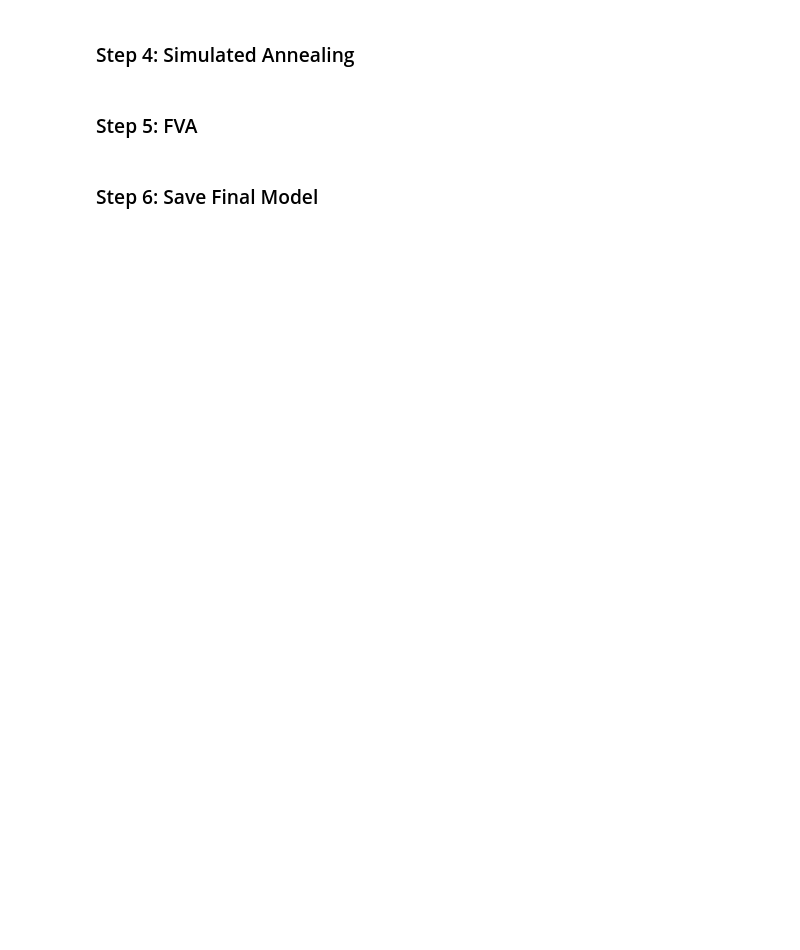
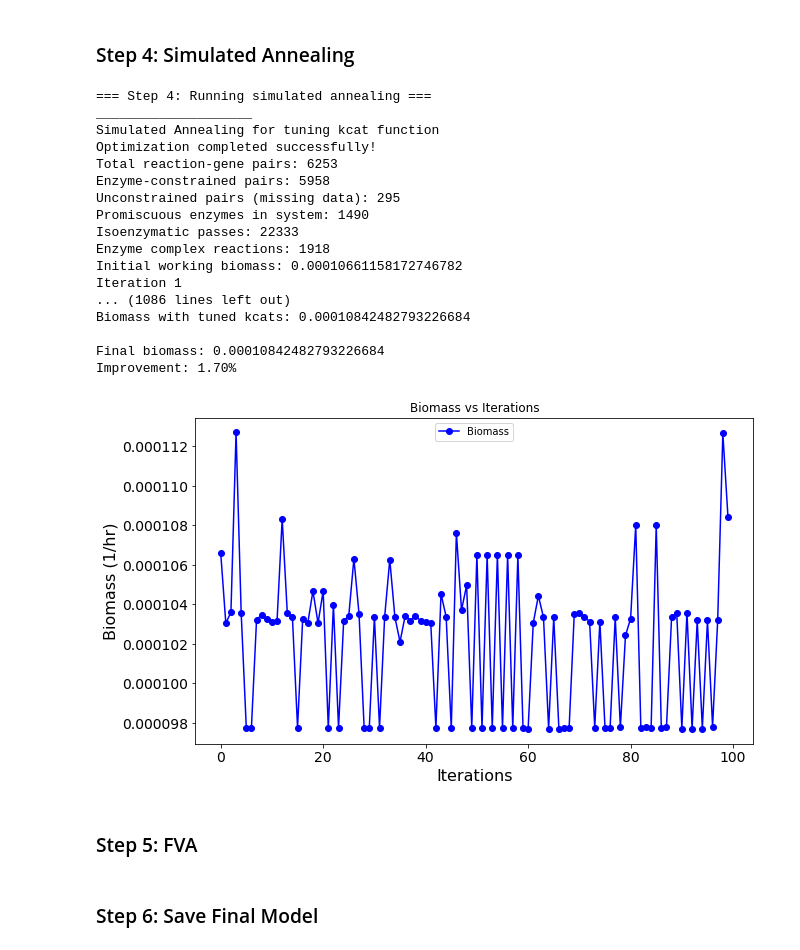
Before and after one commit to LMSE/kinGEMs, a Jupyter notebook: notebooks/run_iML1515_GEM.ipynb, the cells around one changed output. Cells and saved outputs as stored; diff of their text form; code cells hidden in the pictures; blank space fills up the shorter version.

```diff
--- a/notebooks/run_iML1515_GEM.ipynb
+++ b/notebooks/run_iML1515_GEM.ipynb
@@ -29,8 +32,8 @@ from kinGEMs.modeling.fva import flux_variability_analysis, plot_flux_variabilit
 # %%
 
 # === Configuration ===
-organism_strain_GEMname = "iML1515_GEM"
-organism = "E coli"
+organism_strain_GEMname = "ecoli_iML1515" # Update this
+organism = "E coli" # Update this
 run_id = f"{organism_strain_GEMname}_{datetime.today().strftime('%Y%m%d')}_{random.randint(1000, 9999)}"
 
 # Directories
@@ -46,7 +49,7 @@ tuning_results_dir = os.path.join(results_dir, "tuning_results", run_id)
 os.makedirs(tuning_results_dir, exist_ok=True)
 
 # Input files
-model_path = os.path.join(raw_data_dir, "e_coli_core.xml")
+model_path = os.path.join(raw_data_dir, "iML1515_GEM.xml") # Update this
 predictions_csv_path = os.path.join(CPIPred_data_dir, f"X06A_kinGEMs_{organism_strain_GEMname}_predictions.csv")
 
 # Output files
@@ -56,7 +59,7 @@ merged_data_output = os.path.join(interim_data_dir_spec, f"{organism_strain_GEMn
 processed_data_output = os.path.join(processed_data_dir_spec, f"{organism_strain_GEMname}_processed_data.csv")
 
 # Simulation parameters
-biomass_reaction = 'BIOMASS_Ecoli_core_w_GAM'
+biomass_reaction = 'BIOMASS_Ec_iML1515_WT_75p37M' # Update this
 enzyme_upper_bound = 0.125
 # %% [markdown]
 ### Step 1: Preparing and processing model data
@@ -84,9 +142,29 @@ merged_data = merge_substrate_sequences(
 ### Step 3: Processing CPI-Pred kcat values
 # %%
 
-print("=== Step 3: Processing CPI-Pred kcat values ===")
+print("=== Step 3: Processing CPI-Pred kcat values & annotating model ===")
 processed_data = process_kcat_predictions(
     merged_df=merged_data,
     predictions_csv_path=predictions_csv_path,
     output_path=processed_data_output
 )
+
+irrev_model = annotate_model_with_kcat_and_gpr(
+    model=irrev_model,
+    df=processed_data
+)
+
+(solution_value, df_FBA, _, _)=run_optimization_with_dataframe(
+    model=irrev_model,
+    processed_df=processed_data,
+    objective_reaction=biomass_reaction,
+    enzyme_upper_bound=enzyme_upper_bound,
+    enzyme_ratio=True,
+    maximization=True,
+    multi_enzyme_off=False,
+    isoenzymes_off=False,
+    promiscuous_off=False,
+    complexes_off=False,
+    output_dir=None, save_results=False)
+
+print("Biomass value: ", solution_value)
@@ -95,29 +183,50 @@ processed_data = process_kcat_predictions(
 # %%
 
 print("=== Step 4: Running simulated annealing ===")
 temperature = 1.0
 cooling_rate = 0.98
 min_temperature = 0.01
 max_iterations = 100
-max_unchanged_iterations = 10
+max_unchanged_iterations = 3
 change_threshold = 0.001
+biomass_goal = 0.2
 
 kcat_dict, df_enzyme_sorted, df_new, iterations, biomasses, df_FBA = simulated_annealing(
     model=irrev_model,
     processed_data=processed_data,
     biomass_reaction=biomass_reaction,
+    objective_value=biomass_goal,
     output_dir=tuning_results_dir,
     enzyme_fraction=enzyme_upper_bound,
     temperature=temperature,
     cooling_rate=cooling_rate,
     min_temperature=min_temperature,
     max_iterations=max_iterations,
     max_unchanged_iterations=max_unchanged_iterations,
     change_threshold=change_threshold
 )
 
 print(f"Final biomass: {biomasses[-1]}")
 print(f"Improvement: {(biomasses[-1] - biomasses[0]) / biomasses[0] * 100:.2f}%")
+# %% [output]
+=== Step 4: Running simulated annealing ===
+____________________
+Simulated Annealing for tuning kcat function
+Optimization completed successfully!
+Total reaction-gene pairs: 6253
+Enzyme-constrained pairs: 5958
+Unconstrained pairs (missing data): 295
+Promiscuous enzymes in system: 1490
+Isoenzymatic passes: 22333
+Enzyme complex reactions: 1918
+Initial working biomass: 0.00010661158172746782
+Iteration 1
+... (1086 lines left out)
+Biomass with tuned kcats: 0.00010842482793226684
+
+Final biomass: 0.00010842482793226684
+Improvement: 1.70%
+[figure, added]
 # %% [markdown]
 ### Step 5: FVA
 # %%
```
Also changed, not shown: parts of 5 cells of this notebook, 8 other files.
